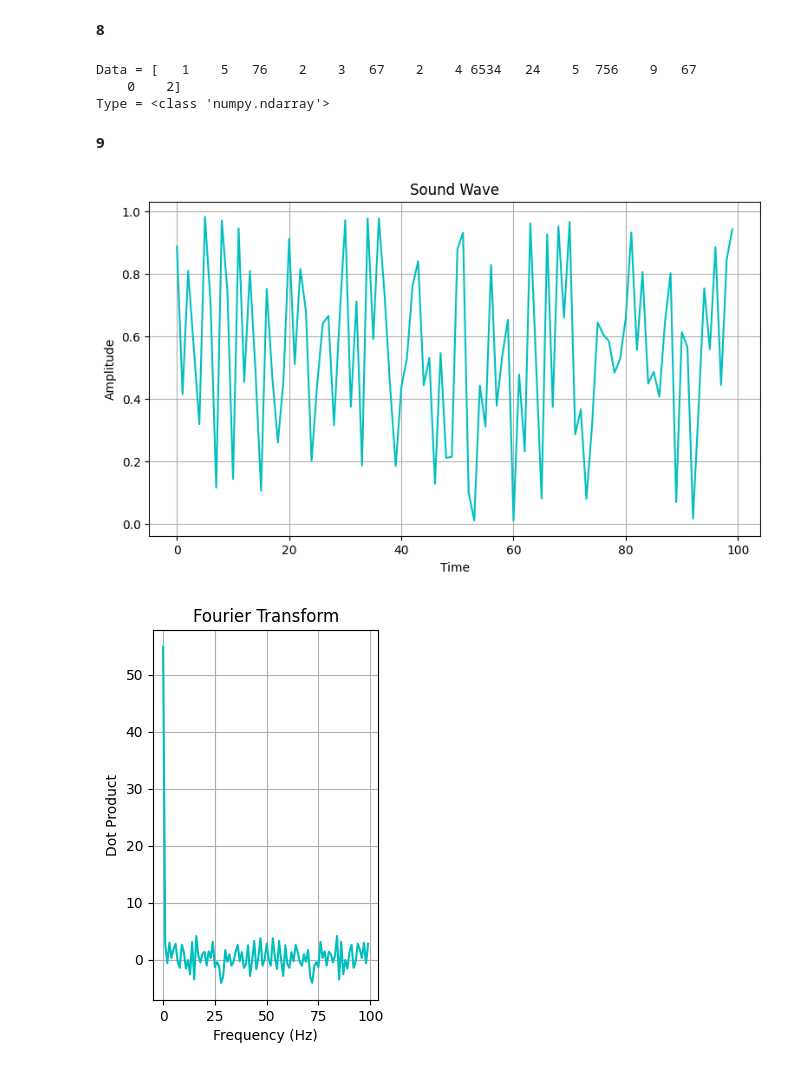
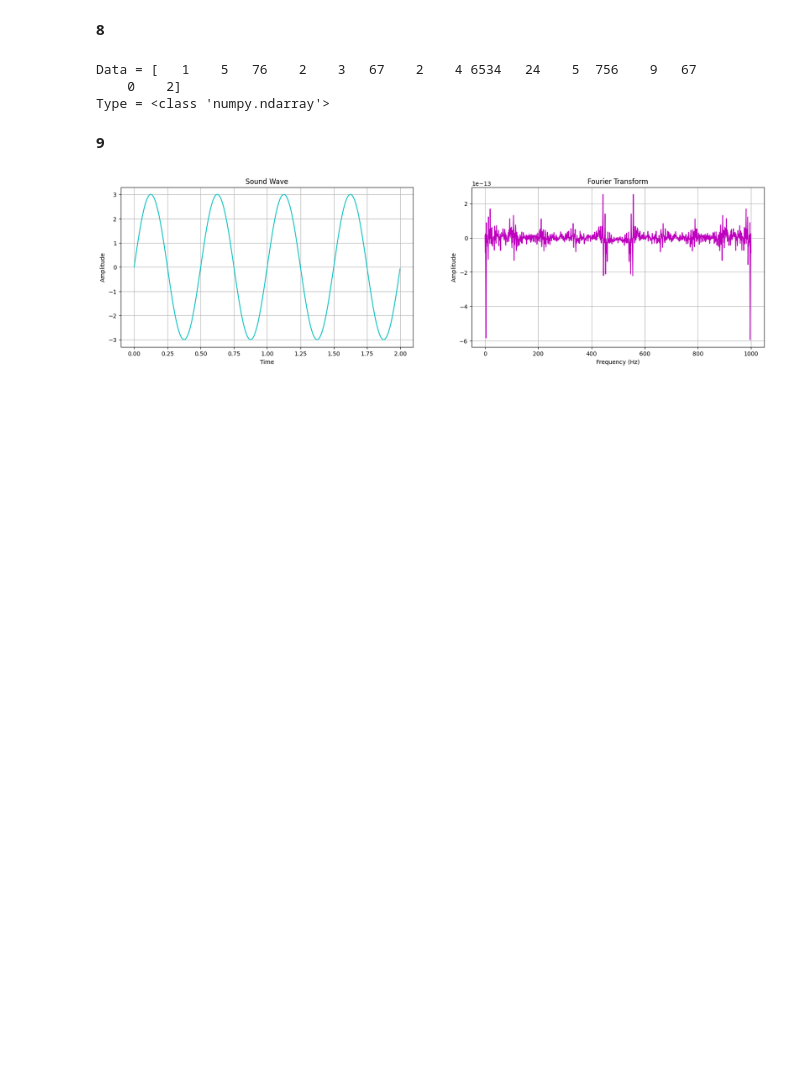
Before and after one commit to SM2A/Machine_Learning_Course_Project, a Jupyter notebook: HW-0/Report.ipynb, the cells around one changed output. Cells and saved outputs as stored; diff of their text form; code cells hidden in the pictures; blank space fills up the shorter version.

```diff
--- a/HW-0/Report.ipynb
+++ b/HW-0/Report.ipynb
@@ -371,28 +365,30 @@ Type = <class 'numpy.ndarray'>
 # %%
 from matplotlib import pyplot as plt
 
 import warnings
+
 warnings.filterwarnings('ignore')
 
-array_fourier_transform = numpy.fft.fft(number_array)
+x = numpy.arange(0, 2, 1. / 500)
+sound_wave = 3 * numpy.sin(numpy.pi * x * 4)
+wave_fourier_transform = numpy.fft.fft(sound_wave)
 
-plt.figure(figsize=(20,5))
+plt.figure(figsize=(20, 5))
 
 plt.subplot(1, 2, 1)
-plt.plot(number_array, color='c')
+plt.plot(x, sound_wave, color='c')
 plt.title('Sound Wave')
 plt.ylabel('Amplitude')
 plt.xlabel('Time')
 plt.grid()
-plt.show()
 
-plt.subplot(1,2,2)
-plt.plot(array_fourier_transform, color='c')
+plt.subplot(1, 2, 2)
+plt.plot(wave_fourier_transform, color='m')
 plt.title('Fourier Transform')
-plt.ylabel('Dot Product')
+plt.ylabel('Amplitude')
 plt.xlabel('Frequency (Hz)')
 plt.grid()
+
 plt.show()
 # %% [output]
-[figure, old version]
+[figure, new version]
-[figure, removed]
```
Also changed, not shown: parts of 21 cells of this notebook, 1 other file.
